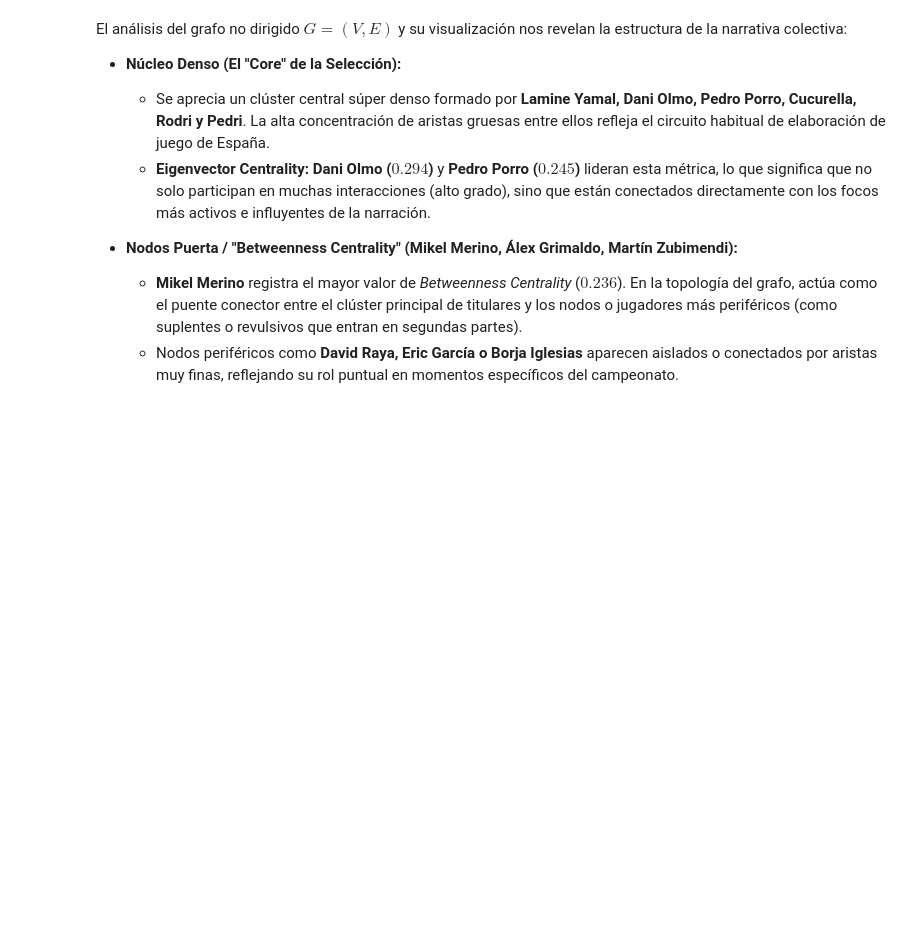
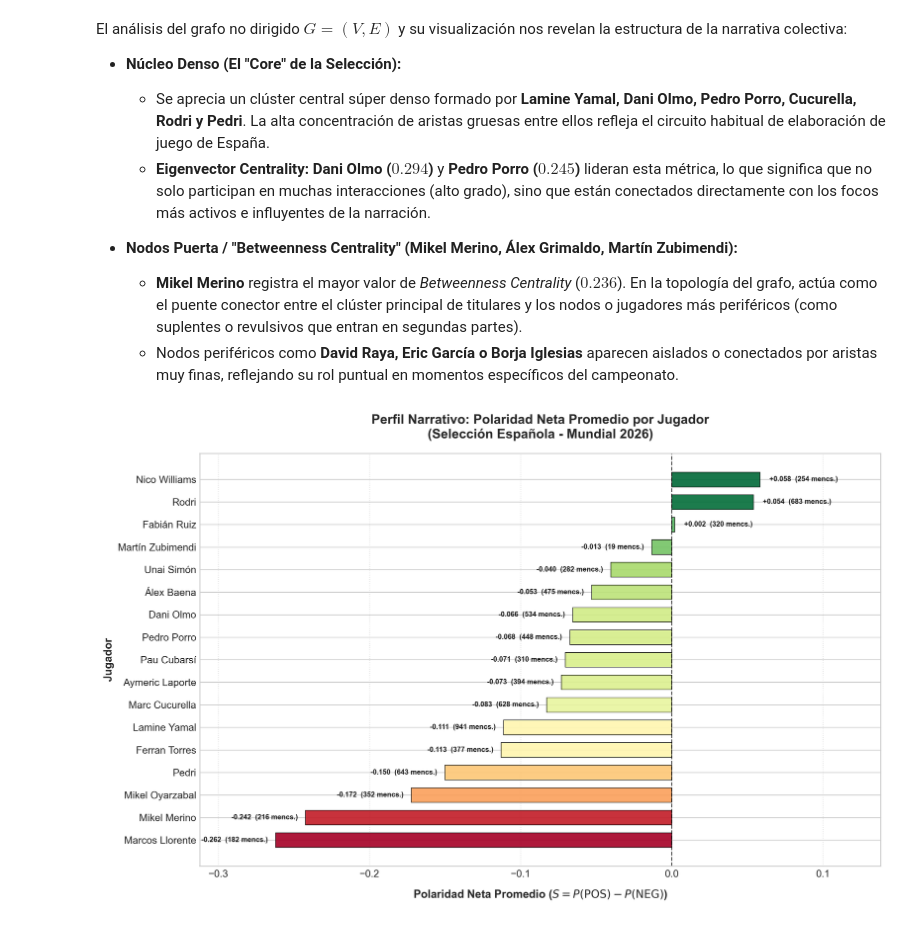
Before and after one commit to MartinHerreraRoncero/Portfolio-data-science, a Jupyter notebook: world-cup-sentiment-analysis/notebooks/01_sentiment_analysis.ipynb, the cells around one changed output. Cells and saved outputs as stored; diff of their text form; code cells hidden in the pictures; blank space fills up the shorter version.

Commit message:
Grafico sentimiento por jugador

```diff
--- a/world-cup-sentiment-analysis/notebooks/01_sentiment_analysis.ipynb
+++ b/world-cup-sentiment-analysis/notebooks/01_sentiment_analysis.ipynb
@@ -517,3 +517,71 @@ El análisis del grafo no dirigido $G=(V,E)$ y su visualización nos revelan la
 * **Nodos Puerta / "Betweenness Centrality" (Mikel Merino, Álex Grimaldo, Martín Zubimendi):**
   * **Mikel Merino** registra el mayor valor de *Betweenness Centrality* ($0.236$). En la topología del grafo, actúa como el puente conector entre el clúster principal de titulares y los nodos o jugadores más periféricos (como suplentes o revulsivos que entran en segundas partes).
   * Nodos periféricos como **David Raya, Eric García o Borja Iglesias** aparecen aislados o conectados por aristas muy finas, reflejando su rol puntual en momentos específicos del campeonato.
+# %%
+import matplotlib.colors as mcolors
+import matplotlib.cm as cm
+
+# 1. Preparar datos a partir de player_stats_filtered
+df_plot = player_stats_filtered.sort_values(by="polaridad_neta_promedio", ascending=True)
+
+# 2. Configurar la figura
+plt.figure(figsize=(11, 7), dpi=300)
+
+# 3. Asignar paleta de degradado continuo: Rojo (Bajo) - Amarillo (Medio) - Verde (Alto)
+# Normalizamos la variable para escalar el colormap a los límites exactos de nuestros datos
+norm = mcolors.Normalize(vmin=df_plot['polaridad_neta_promedio'].min(),
+                         vmax=df_plot['polaridad_neta_promedio'].max())
+cmap = cm.get_cmap('RdYlGn')
+colors = cmap(norm(df_plot['polaridad_neta_promedio']))
+
+# 4. Dibujar barras horizontales divergentes
+bars = plt.barh(
+    df_plot['players'],
+    df_plot['polaridad_neta_promedio'],
+    color=colors,
+    height=0.65,
+    edgecolor='black',
+    linewidth=0.6,
+    alpha=0.9
+)
+
+# 5. Línea de referencia en cero (Eje neutro)
+plt.axvline(0, color='black', linestyle='--', linewidth=1, alpha=0.7)
+
+# 6. Etiquetas de valores exactos en las barras y volumen de menciones
+for bar, mention in zip(bars, df_plot['menciones']):
+    width = bar.get_width()
+    offset = 0.005 if width >= 0 else -0.005
+    ha_align = 'left' if width >= 0 else 'right'
+
+    # Texto con la polaridad neta y las menciones totales
+    plt.text(
+        width + offset,
+        bar.get_y() + bar.get_height() / 2,
+        f" {width:+.3f}  ({mention} mencs.)",
+        va='center',
+        ha=ha_align,
+        fontsize=7,
+        fontweight='bold',
+        color='#1a1a1a'
+    )
+
+# 7. Estilo y detalles
+plt.title('Perfil Narrativo: Polaridad Neta Promedio por Jugador\n(Selección Española - Mundial 2026)', fontsize=13, fontweight='bold', pad=15)
+plt.xlabel('Polaridad Neta Promedio ($S = P(\\text{POS}) - P(\\text{NEG})$)', fontsize=11, fontweight='bold', labelpad=10)
+plt.ylabel('Jugador', fontsize=11, fontweight='bold')
+
+# Ajuste dinámico de los límites del eje X añadiendo un margen para que los textos no se corten
+x_min = df_plot['polaridad_neta_promedio'].min()
+x_max = df_plot['polaridad_neta_promedio'].max()
+plt.xlim(x_min - 0.05, x_max + 0.08)
+
+plt.grid(axis='x', linestyle=':', alpha=0.6)
+plt.tight_layout()
+
+# Guardar figura
+output_img = os.path.join(processed_dir, "polaridad_jugadores_divergente.png")
+plt.savefig(output_img, dpi=300)
+plt.show()
+# %% [output]
+[figure, added]
```
